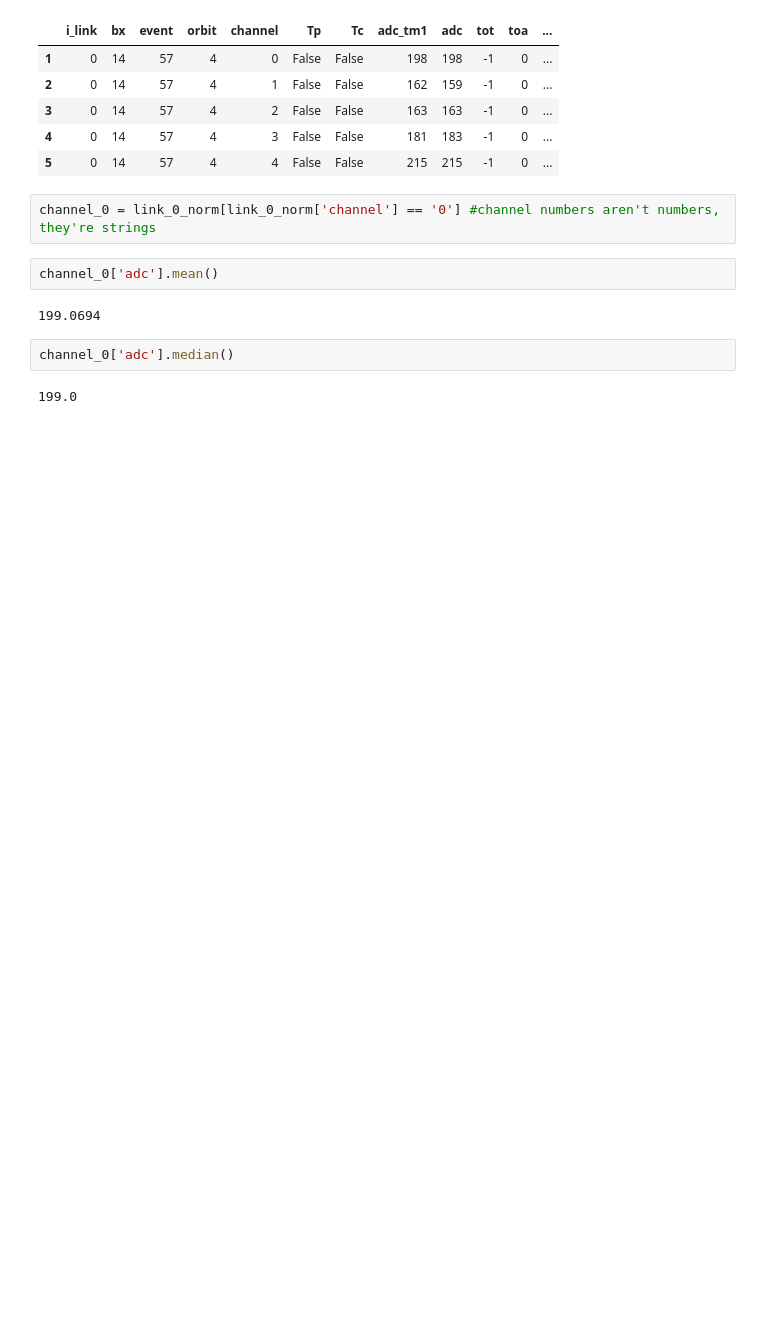
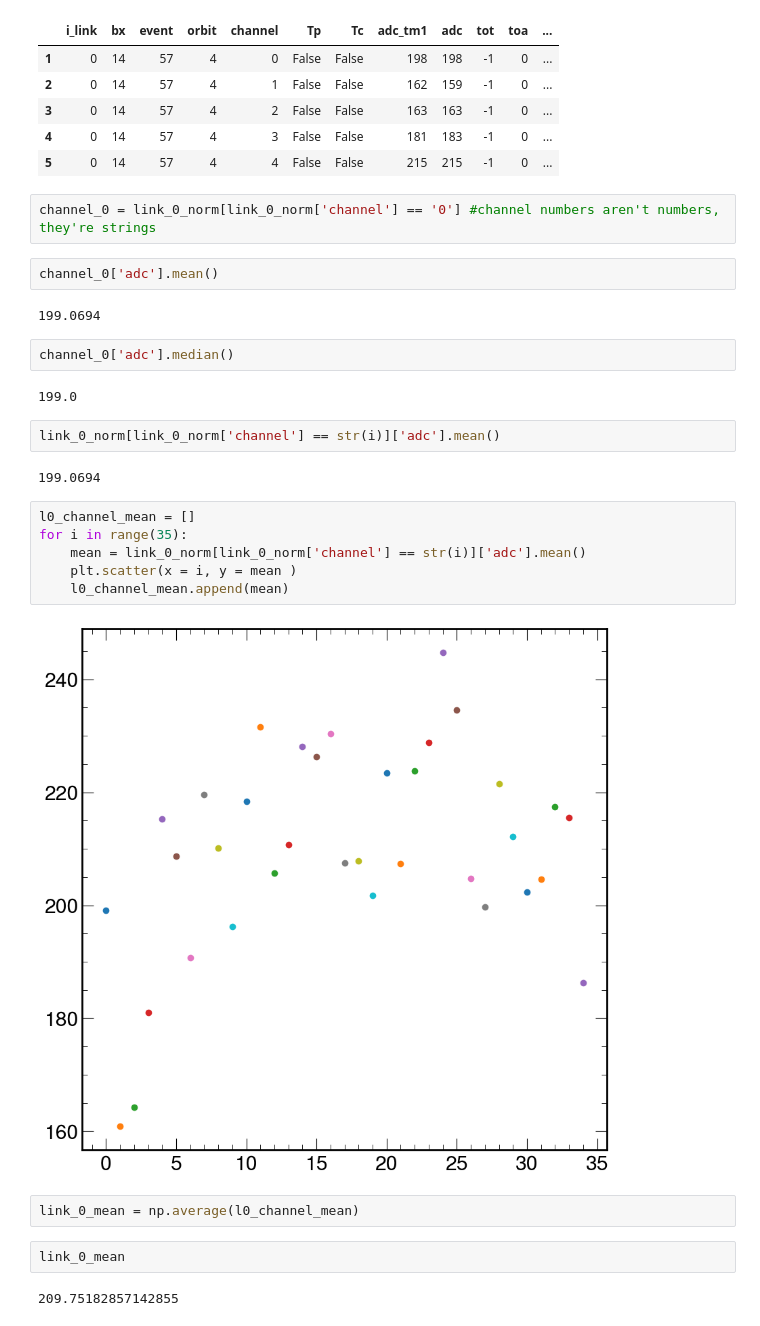
Before and after one commit to rodr1001/my_code, a Jupyter notebook: ldmx/hgcroc/pedestal_data/data/pedestal_ana.ipynb, the cells around one changed output. Cells and saved outputs as stored; diff of their text form; blank space fills up the shorter version.

Commit message:
means calculated

```diff
--- a/ldmx/hgcroc/pedestal_data/data/pedestal_ana.ipynb
+++ b/ldmx/hgcroc/pedestal_data/data/pedestal_ana.ipynb
@@ -220,3 +220,21 @@ channel_0['adc'].mean()
 channel_0['adc'].median()
 # %% [output]
 199.0
+# %%
+link_0_norm[link_0_norm['channel'] == str(i)]['adc'].mean()
+# %% [output]
+199.0694
+# %%
+l0_channel_mean = []
+for i in range(35):
+    mean = link_0_norm[link_0_norm['channel'] == str(i)]['adc'].mean()
+    plt.scatter(x = i, y = mean )
+    l0_channel_mean.append(mean)
+# %% [output]
+[figure, added]
+# %%
+link_0_mean = np.average(l0_channel_mean)
+# %%
+link_0_mean
+# %% [output]
+209.75182857142855
```
Also changed, not shown: parts of 4 cells of this notebook.
